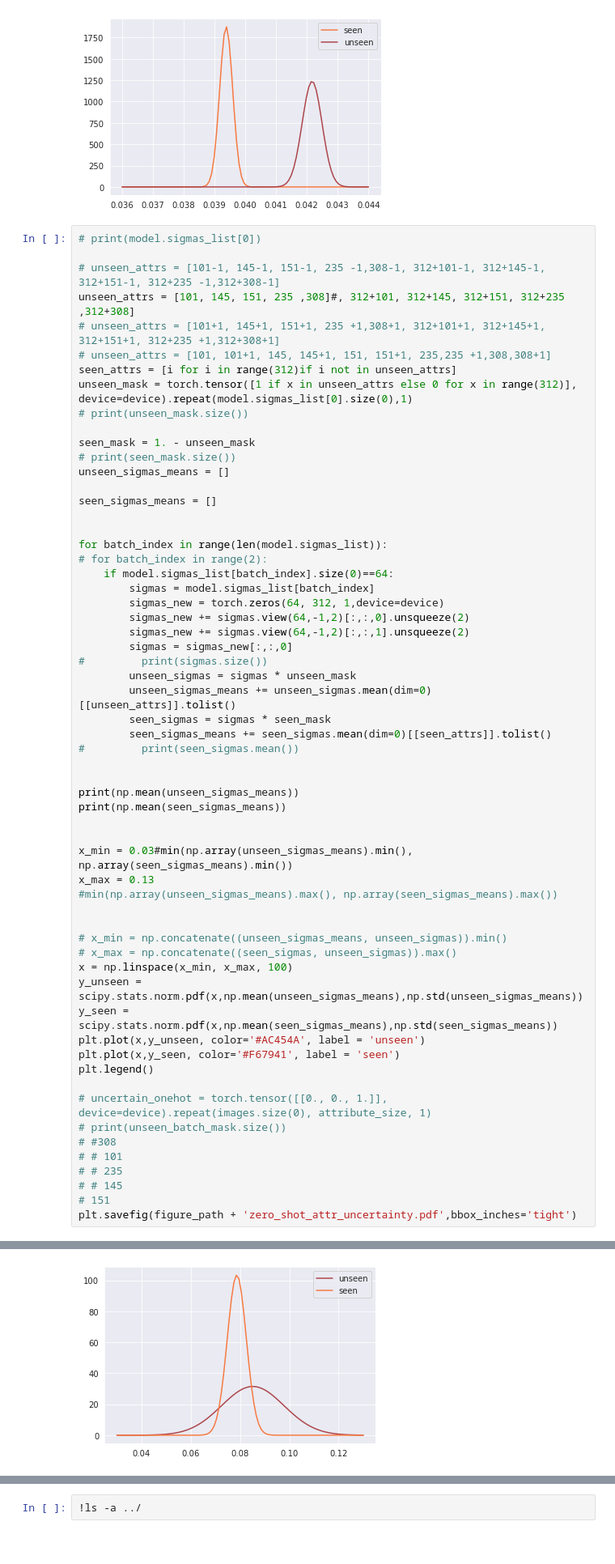
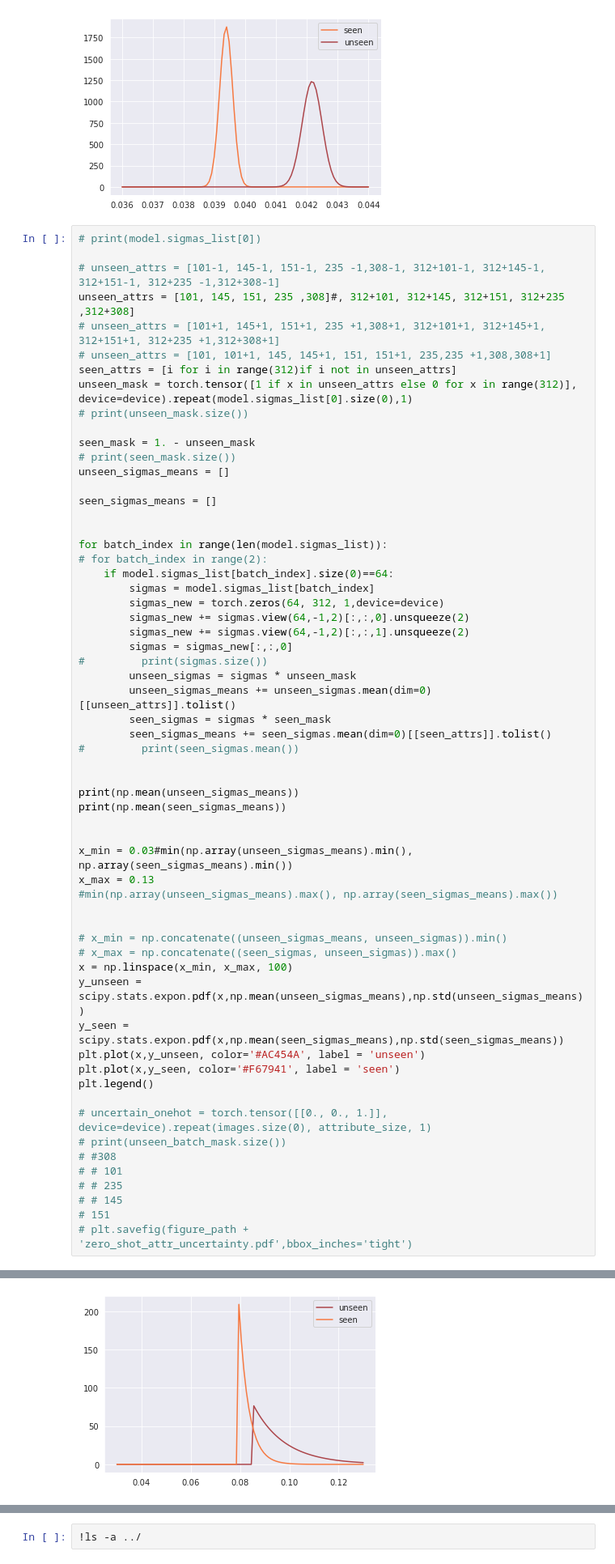
Before and after one commit to stefanwezel/urdtc, a Jupyter notebook: uRDTC.ipynb, the cells around one changed output, grey strips where cells are left out. Shown at 81% size. Saved outputs shown, nothing was run; the diff lists cells and outputs as text.

Commit message:
new plot

```diff
--- a/uRDTC.ipynb
+++ b/uRDTC.ipynb
@@ -1826,8 +1826,8 @@ x_max = 0.13
 # x_min = np.concatenate((unseen_sigmas_means, unseen_sigmas)).min()
 # x_max = np.concatenate((seen_sigmas, unseen_sigmas)).max()
 x = np.linspace(x_min, x_max, 100)
-y_unseen = scipy.stats.norm.pdf(x,np.mean(unseen_sigmas_means),np.std(unseen_sigmas_means))
-y_seen = scipy.stats.norm.pdf(x,np.mean(seen_sigmas_means),np.std(seen_sigmas_means))
+y_unseen = scipy.stats.expon.pdf(x,np.mean(unseen_sigmas_means),np.std(unseen_sigmas_means))
+y_seen = scipy.stats.expon.pdf(x,np.mean(seen_sigmas_means),np.std(seen_sigmas_means))
 plt.plot(x,y_unseen, color='#AC454A', label = 'unseen')
 plt.plot(x,y_seen, color='#F67941', label = 'seen')
 plt.legend()
@@ -1839,7 +1839,7 @@ plt.legend()
 # # 235
 # # 145
 # 151
-plt.savefig(figure_path + 'zero_shot_attr_uncertainty.pdf',bbox_inches='tight')
+# plt.savefig(figure_path + 'zero_shot_attr_uncertainty.pdf',bbox_inches='tight')
 # %% [output]
 0.08514898966284508
 0.07866149883665921
@@ -1846 +1847 @@ plt.savefig(figure_path + 'zero_shot_attr_uncertainty.pdf',bbox_inches='tight')
-[figure, old version]
+[figure, new version]
```
Also changed, not shown: parts of 3 cells of this notebook, 1 other file.
